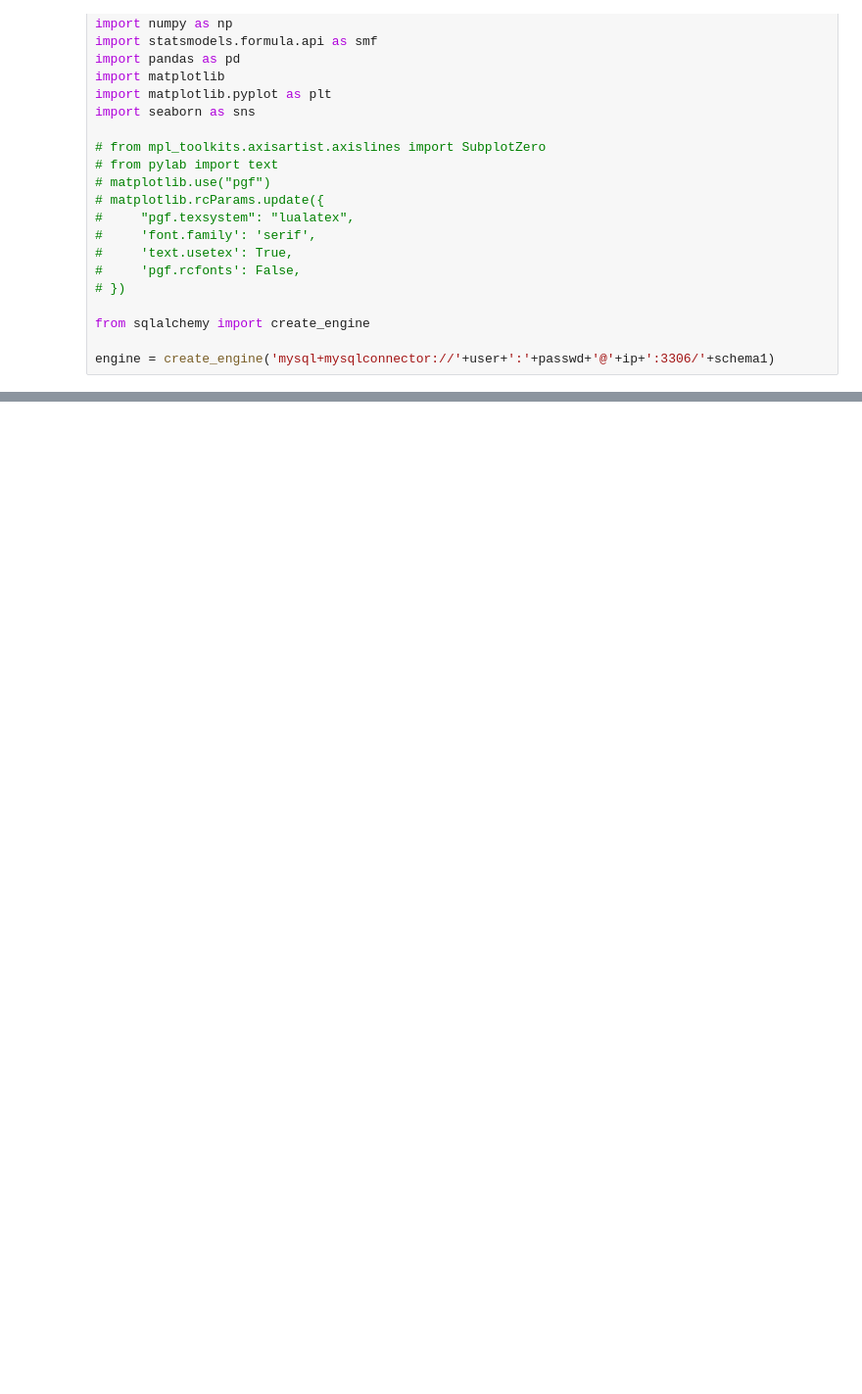
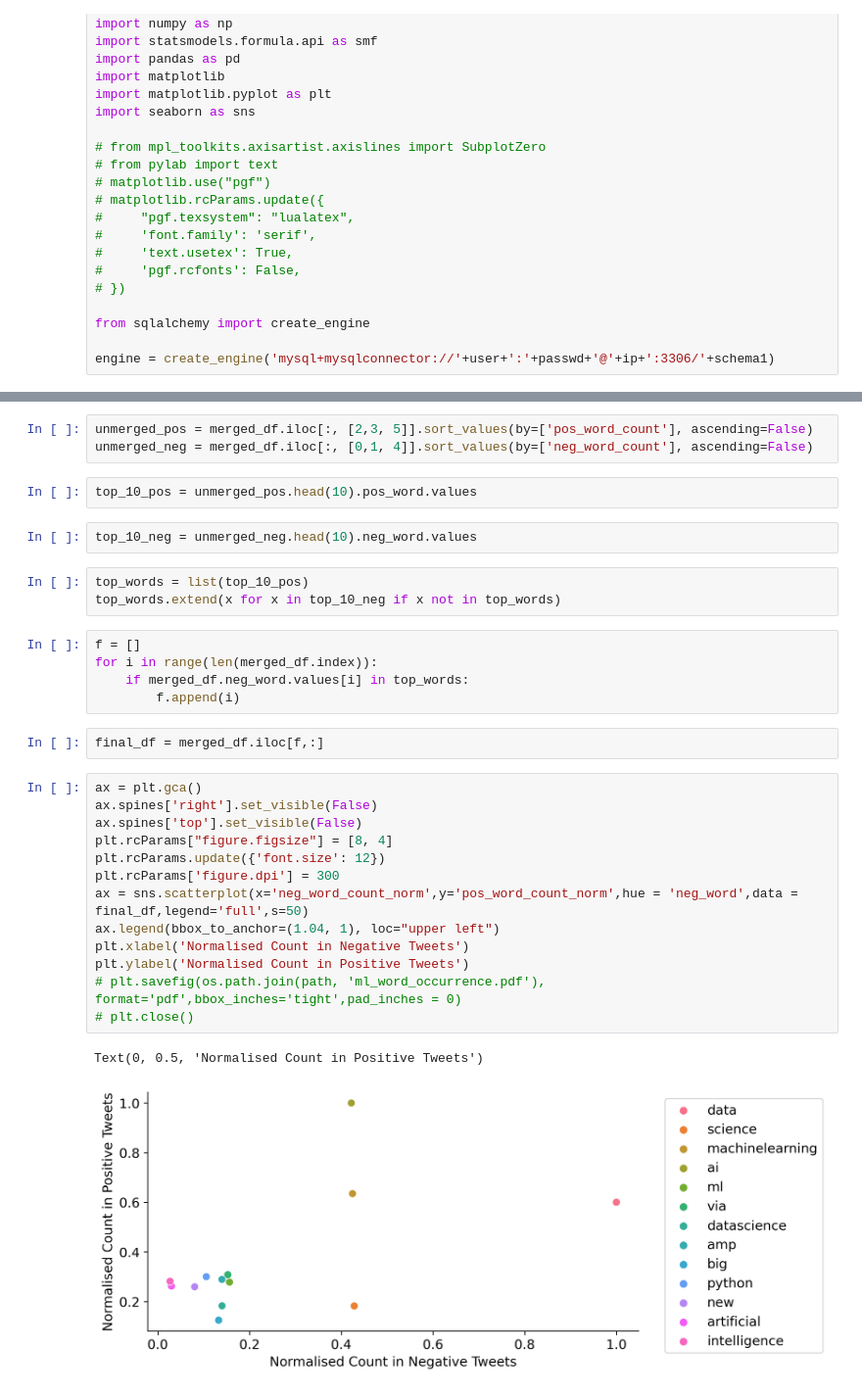
Before and after one commit to Connorrmcd6/Gartner-Hype-Cycle, a Jupyter notebook: Analysis/Notebooks/sentiment_analysis_ml.ipynb, the cells around one changed output, grey strips where cells are left out. Shown at 98% size. Drawn from its saved outputs; the diff is of its cells as text; blank space fills up the shorter version.

Commit message:
WORD COUNTS

```diff
--- a/Analysis/Notebooks/sentiment_analysis_ml.ipynb
+++ b/Analysis/Notebooks/sentiment_analysis_ml.ipynb
@@ -49,0 +135,33 @@ plt.plot(df.date, df.num_tweets)
+# %%
+unmerged_pos = merged_df.iloc[:, [2,3, 5]].sort_values(by=['pos_word_count'], ascending=False)
+unmerged_neg = merged_df.iloc[:, [0,1, 4]].sort_values(by=['neg_word_count'], ascending=False)
+# %%
+top_10_pos = unmerged_pos.head(10).pos_word.values
+# %%
+top_10_neg = unmerged_neg.head(10).neg_word.values
+# %%
+top_words = list(top_10_pos)
+top_words.extend(x for x in top_10_neg if x not in top_words)
+# %%
+f = []
+for i in range(len(merged_df.index)):
+    if merged_df.neg_word.values[i] in top_words:
+        f.append(i)
+# %%
+final_df = merged_df.iloc[f,:]
+# %%
+ax = plt.gca()
+ax.spines['right'].set_visible(False)
+ax.spines['top'].set_visible(False)
+plt.rcParams["figure.figsize"] = [8, 4]
+plt.rcParams.update({'font.size': 12})
+plt.rcParams['figure.dpi'] = 300
+ax = sns.scatterplot(x='neg_word_count_norm',y='pos_word_count_norm',hue = 'neg_word',data = final_df,legend='full',s=50)
+ax.legend(bbox_to_anchor=(1.04, 1), loc="upper left")
+plt.xlabel('Normalised Count in Negative Tweets')
+plt.ylabel('Normalised Count in Positive Tweets')
+# plt.savefig(os.path.join(path, 'ml_word_occurrence.pdf'), format='pdf',bbox_inches='tight',pad_inches = 0)
+# plt.close()
+# %% [output]
+Text(0, 0.5, 'Normalised Count in Positive Tweets')
+[figure, added]
```
Also changed, not shown: parts of 13 cells of this notebook, 9 other files.
